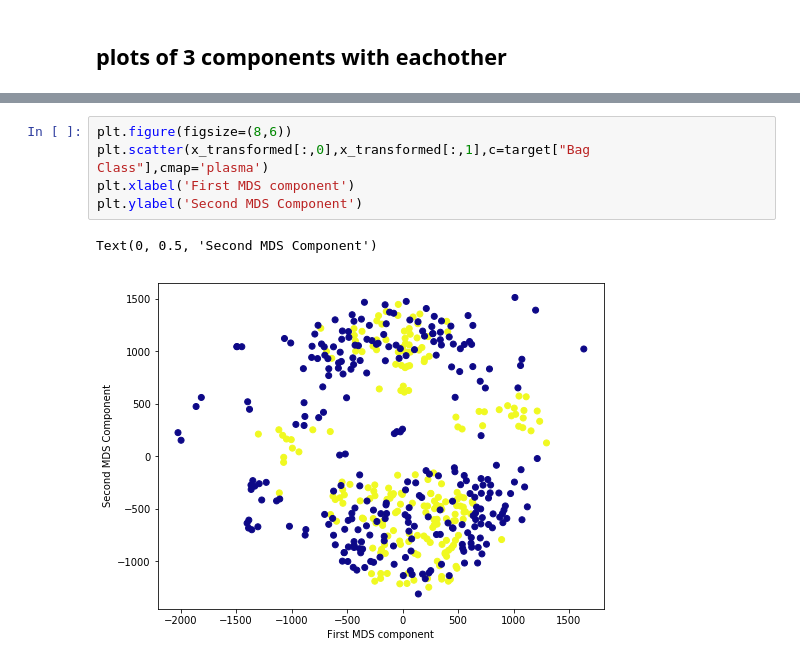
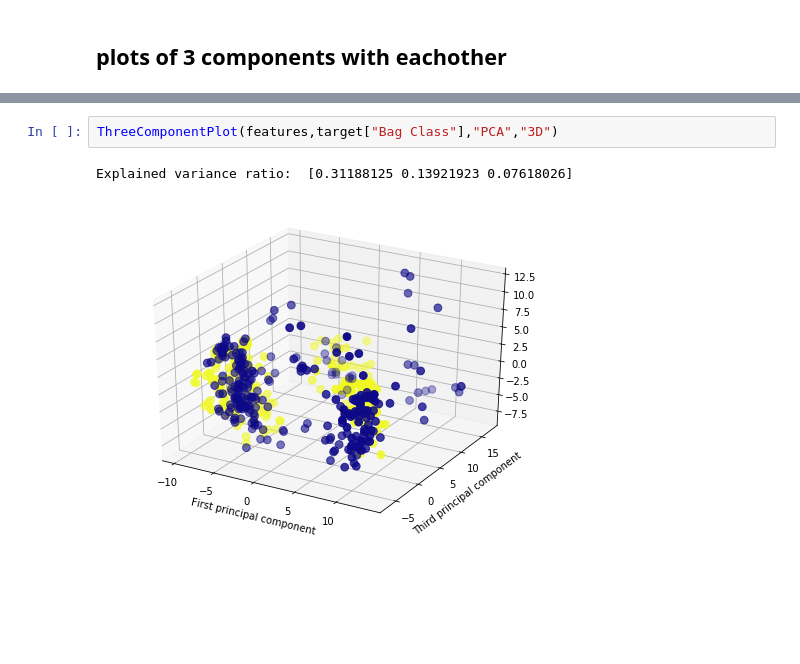
Before and after one commit to BU-IE-582/fall19-omarburk, a Jupyter notebook: IE582_HW2.ipynb, the cells around one changed output, grey strips where cells are left out. Saved outputs shown, nothing was run; the diff lists cells and outputs as text; blank space fills up the shorter version.

```diff
--- a/IE582_HW2.ipynb
+++ b/IE582_HW2.ipynb
@@ -91,8 +89,5 @@ x_transformed.shape
-# %%
-plt.figure(figsize=(8,6))
-plt.scatter(x_transformed[:,0],x_transformed[:,1],c=target["Bag Class"],cmap='plasma')
-plt.xlabel('First MDS component')
-plt.ylabel('Second MDS Component')
-# %% [output]
-Text(0, 0.5, 'Second MDS Component')
-[figure, removed]
+# %%
+ThreeComponentPlot(features,target["Bag Class"],"PCA","3D")
+# %% [output]
+Explained variance ratio:  [0.31188125 0.13921923 0.07618026]
+[figure, added]
```
Also changed, not shown: parts of 23 cells of this notebook.
